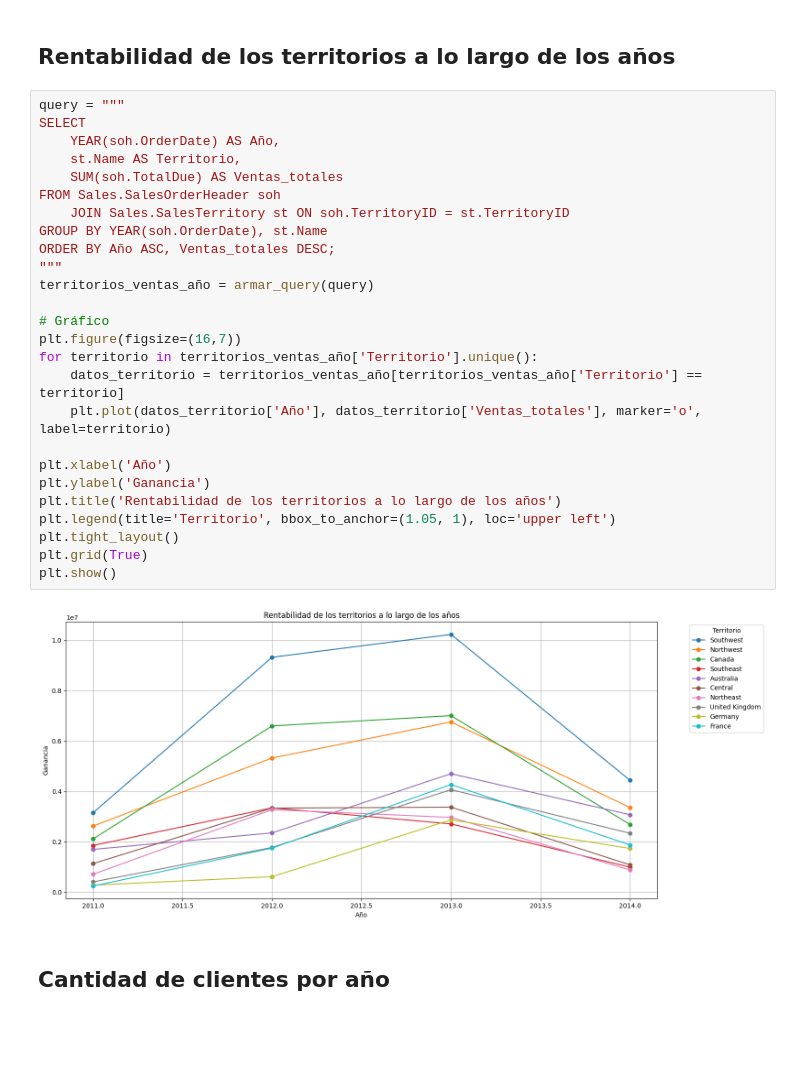
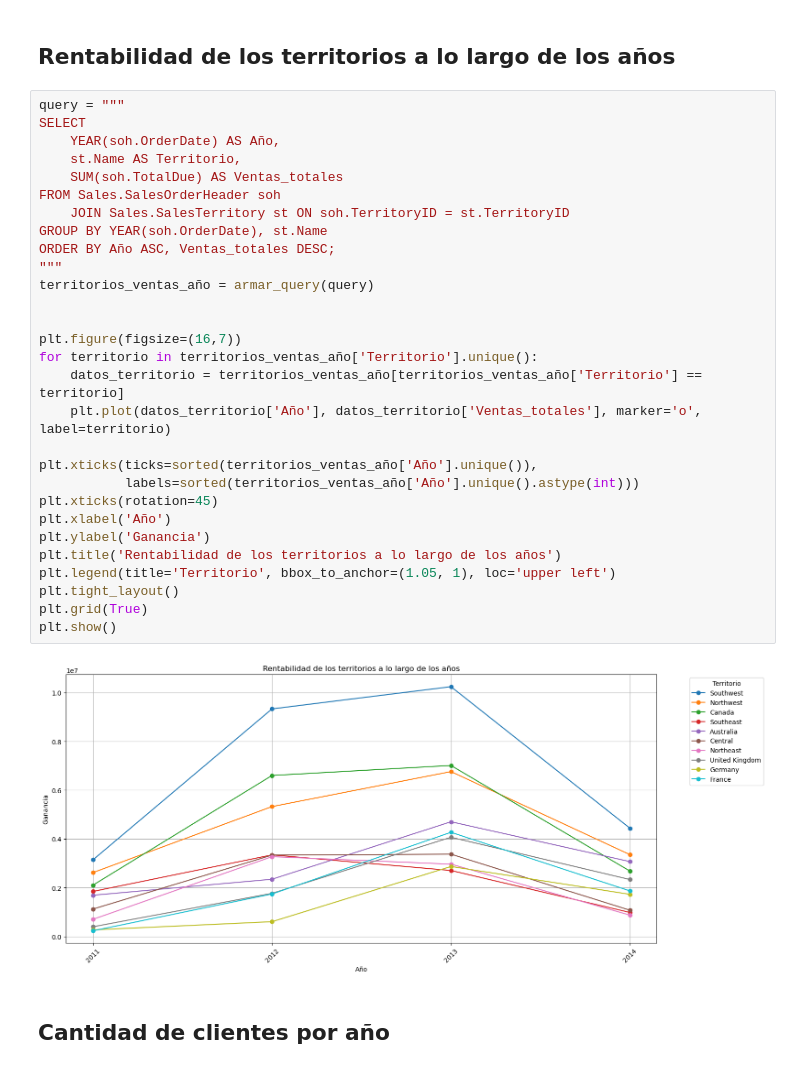
Before and after one commit to fedepicado/Series-temporales-con-SQL, a Jupyter notebook: Retencion de clientes.ipynb, the cells around one changed output. Saved outputs shown, nothing was run; the diff lists cells and outputs as text; blank space fills up the shorter version.

```diff
--- a/Retencion de clientes.ipynb
+++ b/Retencion de clientes.ipynb
@@ -111,31 +110,34 @@ plt.show()
 # %%
 query = """
 SELECT
     YEAR(soh.OrderDate) AS Año,
     st.Name AS Territorio,
     SUM(soh.TotalDue) AS Ventas_totales
 FROM Sales.SalesOrderHeader soh
     JOIN Sales.SalesTerritory st ON soh.TerritoryID = st.TerritoryID
 GROUP BY YEAR(soh.OrderDate), st.Name
 ORDER BY Año ASC, Ventas_totales DESC;
 """
 territorios_ventas_año = armar_query(query)
 
-# Gráfico
+
 plt.figure(figsize=(16,7))
 for territorio in territorios_ventas_año['Territorio'].unique():
     datos_territorio = territorios_ventas_año[territorios_ventas_año['Territorio'] == territorio]
     plt.plot(datos_territorio['Año'], datos_territorio['Ventas_totales'], marker='o', label=territorio)
 
+plt.xticks(ticks=sorted(territorios_ventas_año['Año'].unique()),
+           labels=sorted(territorios_ventas_año['Año'].unique().astype(int)))
+plt.xticks(rotation=45)
 plt.xlabel('Año')
 plt.ylabel('Ganancia')
 plt.title('Rentabilidad de los territorios a lo largo de los años')
 plt.legend(title='Territorio', bbox_to_anchor=(1.05, 1), loc='upper left')
 plt.tight_layout()
 plt.grid(True)
 plt.show()
 # %% [output]
-[figure, old version]
+[figure, new version]
 # %% [markdown]
 ## Cantidad de clientes por año
 # %%
```
Also changed, not shown: parts of 13 cells of this notebook.
